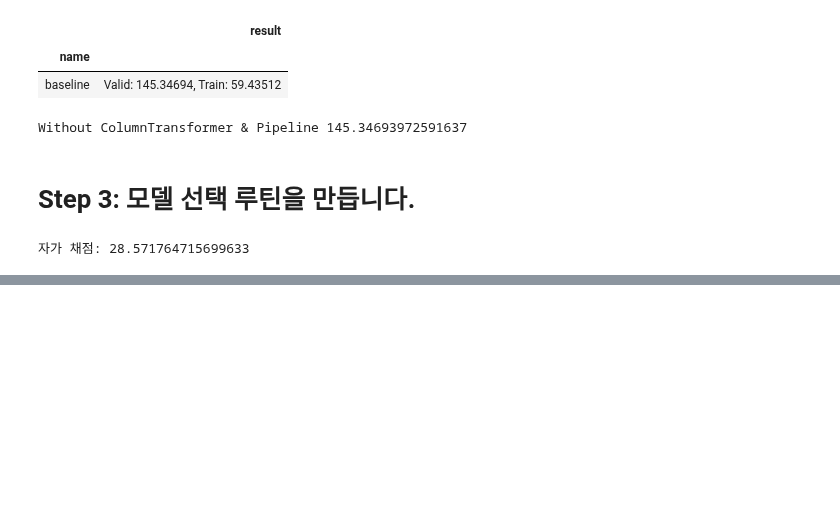
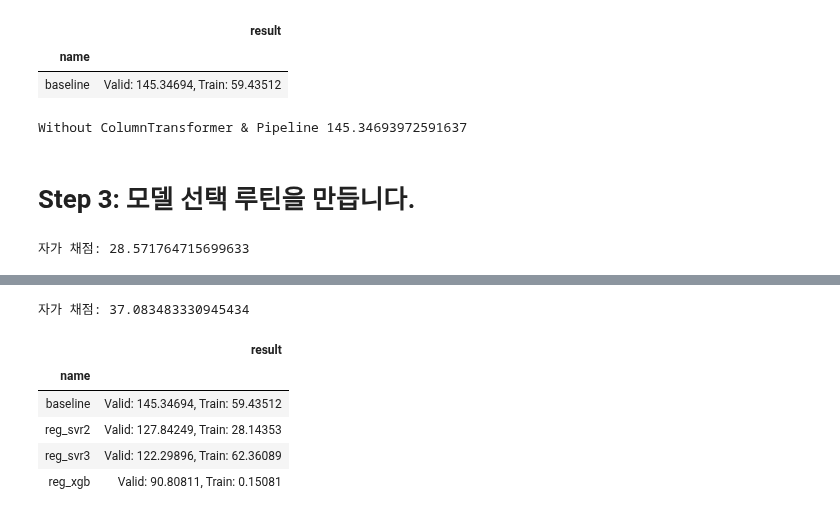
Before and after one commit to sunkusun9/DS_lv3_2509_1, a Jupyter notebook: sec_ds_lv3_prob3_kaggle.ipynb, the cells around one changed output, grey strips where cells are left out. Cells and saved outputs as stored; diff of their text form; code cells hidden in the pictures; blank space fills up the shorter version.

```diff
--- a/sec_ds_lv3_prob3_kaggle.ipynb
+++ b/sec_ds_lv3_prob3_kaggle.ipynb
@@ -350,2 +393,29 @@ print(
+# %%
+prd = select_model(reg_svr3)
+print(
+    "자가 채점:", mean_absolute_error(
+        s_kaggle_ans, prd
+    )
+)
+# %% [output]
+자가 채점: 37.083483330945434
 # %%
 # XGB: XGBoost
+import xgboost as xgb
+
+X_xgb = "15분, 30분, 45분, 60분, Hour, AM, Weekend_yn, Holiday_yn, Avg, TotalHour, 생산량, 기온, 풍속, 습도, 강수량, 전기요금(계절), 공장인원, 인건비"
+X_xgb = [i.strip() for i in X_xgb.split(',')]
+ct = ColumnTransformer([
+    ('ohe', OneHotEncoder(categories='auto'), ['DayName']),
+    ('pt', 'passthrough', X_xgb)
+])
+
+reg_xgb = make_pipeline(ct, xgb.XGBRegressor(max_depth=20, n_estimators = 100))
+eval_model('reg_xgb', reg_xgb)
+# %% [output]
+|  | result |
+| name |  |
+| baseline | Valid: 145.34694, Train: 59.43512 |
+| reg_svr2 | Valid: 127.84249, Train: 28.14353 |
+| reg_svr3 | Valid: 122.29896, Train: 62.36089 |
+| reg_xgb | Valid: 90.80811, Train: 0.15081 |
```
Also changed, not shown: parts of 7 cells of this notebook.
